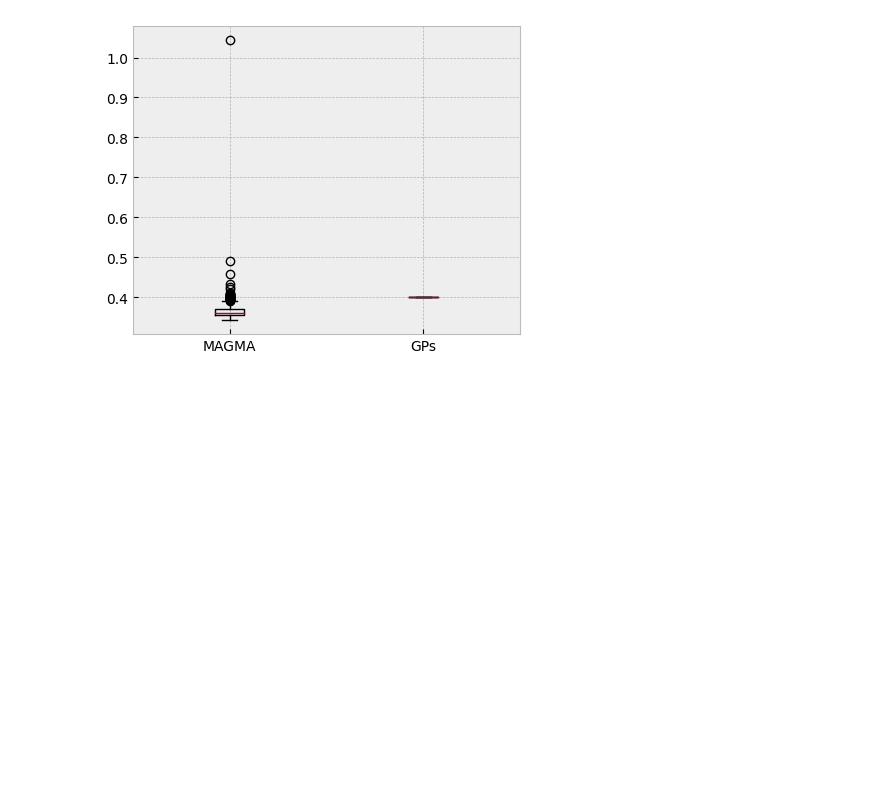
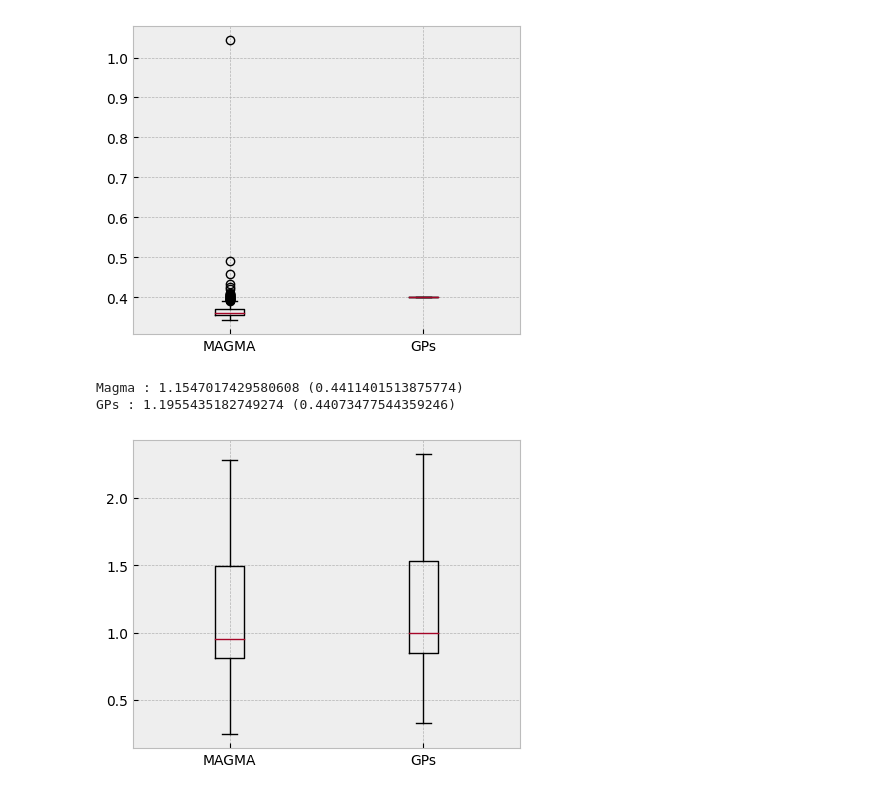
Before and after one commit to BenKabongo25/mva-pgm-project, a Jupyter notebook: simulations/ecg_5000.ipynb, the cells around one changed output. Saved outputs shown, nothing was run; the diff lists cells and outputs as text; code cells hidden in the pictures; blank space fills up the shorter version.

```diff
--- a/simulations/ecg_5000.ipynb
+++ b/simulations/ecg_5000.ipynb
@@ -140,3 +140,18 @@ plt.boxplot(all_res, labels=labels)
 plt.show()
 # %% [output]
 [figure]
+# %%
+all_res = trainer.evaluate_models_all(ecg_x_train_p, T_ps, T_obss, ecg_x_train_obs)
+all_res = np.array(all_res)
+magma_mean, gp_mean = np.mean(all_res, axis=0)
+magma_std, gp_std = np.std(all_res, axis=0)
+print(f"Magma : {magma_mean} ({magma_std})")
+print(f"GPs : {gp_mean} ({gp_std})")
+labels = ["MAGMA", "GPs"]
+plt.figure(figsize=(5, 4))
+plt.boxplot(all_res, labels=labels)
+plt.show()
+# %% [output]
+Magma : 1.1547017429580608 (0.4411401513875774)
+GPs : 1.1955435182749274 (0.44073477544359246)
+[figure, added]
```
